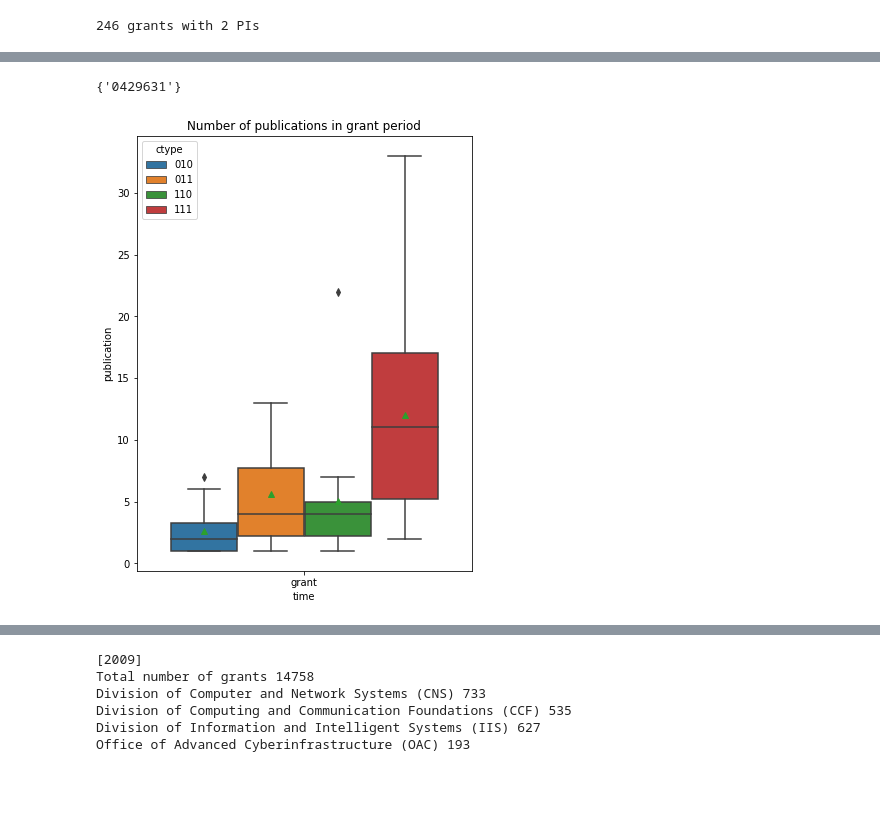
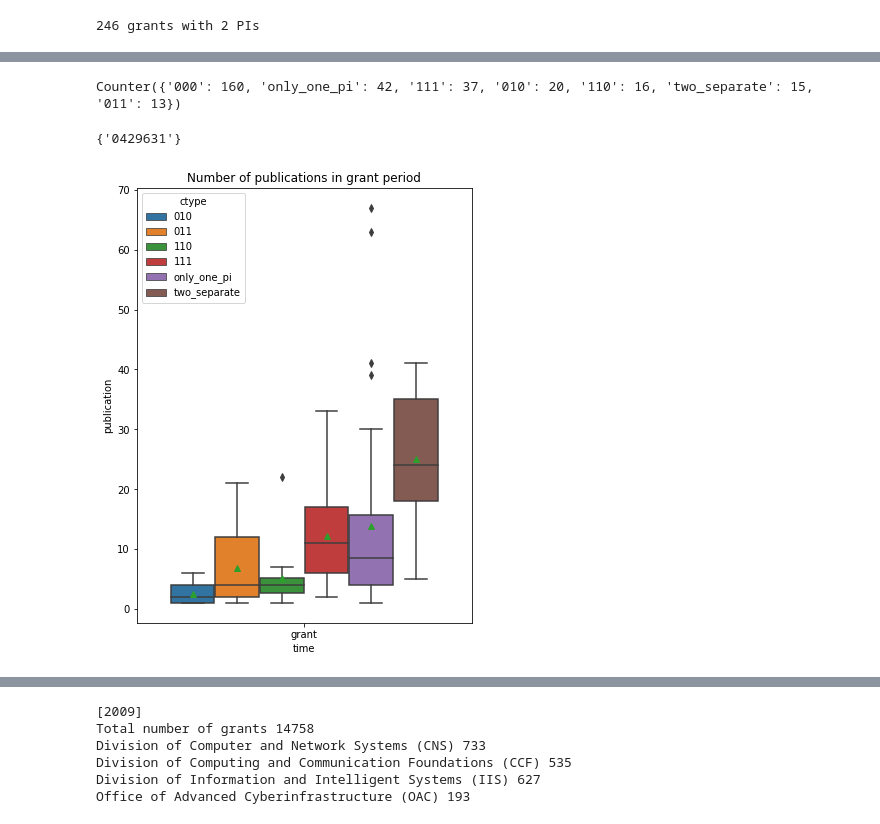
Before and after one commit to shinminjeong/moneymatters, a Jupyter notebook: scripts/2PI_collaboration_breakdown_NSF_CISE.ipynb, the cells around one changed output, grey strips where cells are left out. Drawn from its saved outputs; the diff is of its cells as text; code cells hidden in the pictures; blank space fills up the shorter version.

Commit message:
add MPS division + affiliation type breakdown

```diff
--- a/scripts/2PI_collaboration_breakdown_NSF_CISE.ipynb
+++ b/scripts/2PI_collaboration_breakdown_NSF_CISE.ipynb
@@ -189 +230,42 @@ Counter({'000': 160, '111': 38, '010': 20, '110': 14, '011': 14})
+# %%
+for grant_id in only_one_pi:
+    award,_,ts,te,G_all = core.coworknet.get_grant_coworknet_pis(grant_id)
+    pis = [a for a in G_all.nodes() if "pi" in G_all.nodes[a] and G_all.nodes[a] ["pi"]]
+#     print(pis)
+#     print(grant_id)
+    publications = {"pre-grant":0, "grant":0, "post-grant":0}
+    citations = {"pre-grant":0, "grant":0, "post-grant":0}
+    teams = {"pre-grant":0, "grant":0, "post-grant":0}
+    dates = [convert_t(data["date"]) for _,_,data in G.edges.data()]
+    for u,v,data in G_all.edges.data():
+#         print(data["paper"])
+        if u in pis or v in pis:
+            num_coauthor = len([e for e in G_all.edges.data() if e[2]["paper"] == data["paper"]])/2
+            if data["grant"] != "other" or (ts <= convert_t(data["date"]) and convert_t(data["date"]) <= te):
+                teams["grant"] += num_coauthor
+                publications["grant"] += 1
+                citations["grant"] += data["citation"]
+            elif convert_t(data["date"]) < ts:
+                teams["pre-grant"] += num_coauthor
+                publications["pre-grant"] += 1
+                citations["pre-grant"] += data["citation"]
+            elif te < convert_t(data["date"]):
+                teams["post-grant"] += num_coauthor
+                publications["post-grant"] += 1
+                citations["post-grant"] += data["citation"]
+    dict_period[grant_id] = (te-ts).days
+    dict_amount[grant_id] = award["awardAmount"]
+    dict_teams[grant_id] = teams
+    dict_publications[grant_id] = publications
+    dict_citations[grant_id] = citations
+    dict_timestamps[grant_id] = sorted(dates)
+#     print(publications, dict_timestamps[grant_id])
+
+for gid in only_one_pi:
+    collab_type[gid] = "only_one_pi"
+    ctypes.append(collab_type[gid])
+
+print(Counter(ctypes))
+# %% [output]
+Counter({'000': 160, 'only_one_pi': 42, '111': 37, '010': 20, '110': 16, 'two_separate': 15, '011': 13})
 # %%
@@ -192,22 +274,22 @@ set([k for k in dict_timestamps.keys() if collab_type[k] != "000"])-set(two_cowo
 {'0429631'}
 # %%
 x = ["grant"]
-ctype = ["010", "011", "110", "111"]
+ctype = ["010", "011", "110", "111", "only_one_pi", "two_separate"]
 box_plot_data = pd.DataFrame({
     "time": [time for time in x for k, v in collab_type.items() if v in ctype],
     "grant_amount": [dict_amount[k] for k, v in collab_type.items() if v in ctype],
     "grant_period": [dict_period[k] for k, v in collab_type.items() if v in ctype],
     "avg_team": [dict_teams[k][time]/dict_publications[k][time] for time in x for k, v in collab_type.items() if v in ctype],
     "publication": [dict_publications[k][time] for time in x for k, v in collab_type.items() if v in ctype],
     "citation": [dict_citations[k][time] for time in x for k, v in collab_type.items() if v in ctype],
     "ctype": [v for time in x for k, v in collab_type.items() if v in ctype]
 })
 
 # print(box_plot_data.head(5))
 plt.figure(figsize=(6,8))
 ax = sns.boxplot(x="time", y="publication", hue="ctype", data=box_plot_data, showmeans=True, hue_order=ctype).set_title("Number of publications in grant period")
 # %% [output]
-[figure, old version]
+[figure, new version]
 # %%
 plt.figure(figsize=(6,8))
 ax = sns.boxplot(x="time", y="citation", hue="ctype", data=box_plot_data, showmeans=True, hue_order=ctype).set_title("Number of citation of the papers published in grant period")
```
Also changed, not shown: parts of 18 cells of this notebook, 3 other files.
